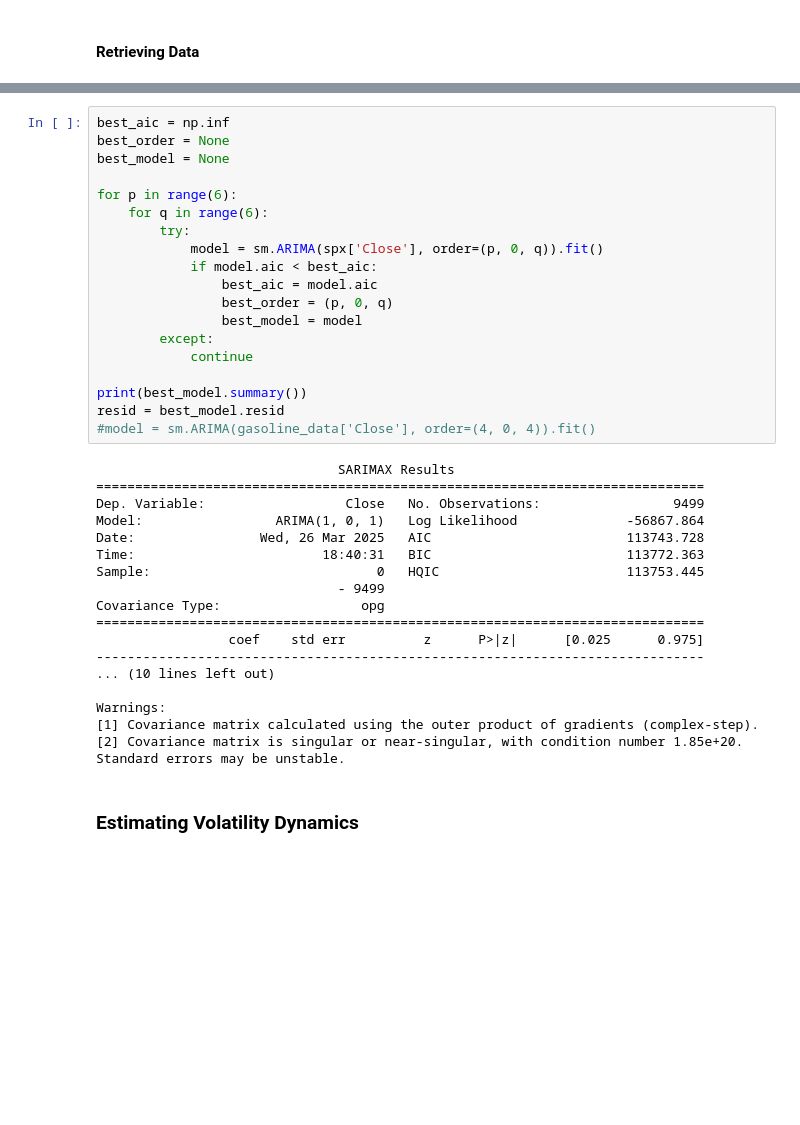
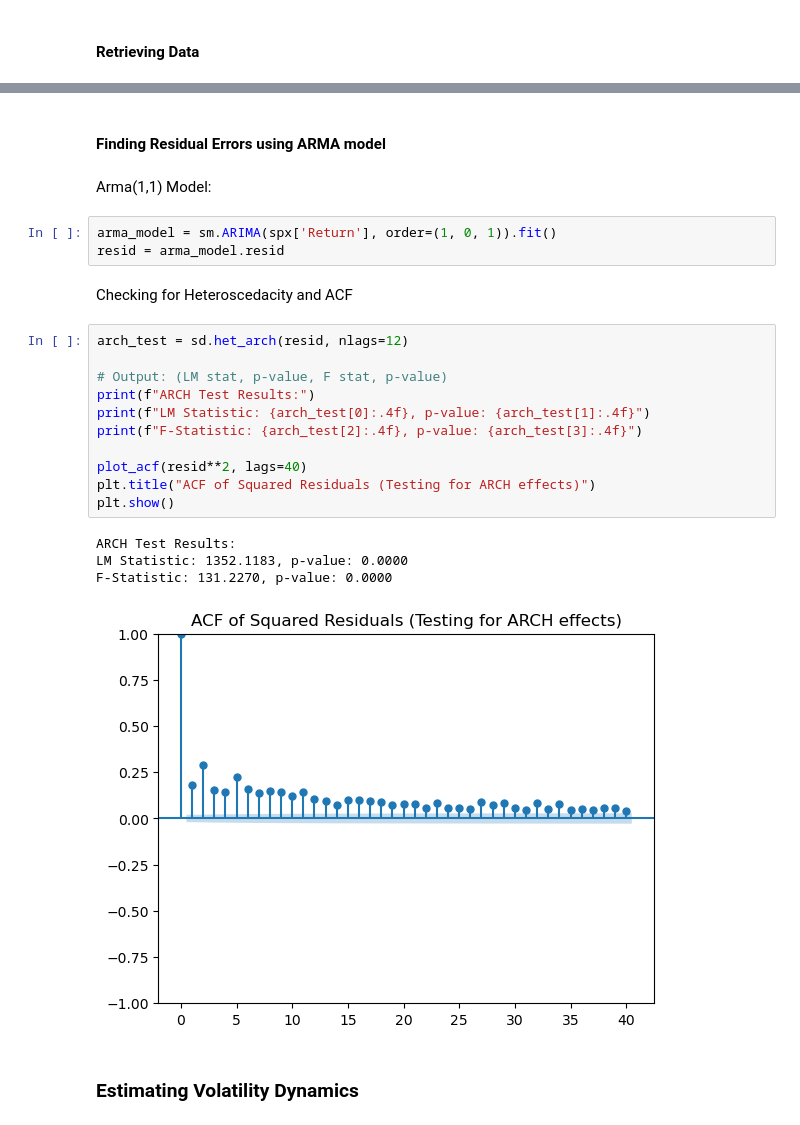
Before and after one commit to Chrtorhaug/TIO4317-Group-6, a Jupyter notebook: main.ipynb, the cells around one changed output, grey strips where cells are left out. Drawn from its saved outputs; the diff is of its cells as text; blank space fills up the shorter version.

```diff
--- a/main.ipynb
+++ b/main.ipynb
@@ -45,40 +52,28 @@ Arima
-# %%
-best_aic = np.inf
-best_order = None
-best_model = None
-
-for p in range(6):
-    for q in range(6):
-        try:
-            model = sm.ARIMA(spx['Close'], order=(p, 0, q)).fit()
-            if model.aic < best_aic:
-                best_aic = model.aic
-                best_order = (p, 0, q)
-                best_model = model
-        except:
-            continue
-
-print(best_model.summary())
-resid = best_model.resid
-#model = sm.ARIMA(gasoline_data['Close'], order=(4, 0, 4)).fit()
-# %% [output]
-                               SARIMAX Results
-==============================================================================
-Dep. Variable:                  Close   No. Observations:                 9499
-Model:                 ARIMA(1, 0, 1)   Log Likelihood              -56867.864
-Date:                Wed, 26 Mar 2025   AIC                         113743.728
-Time:                        18:40:31   BIC                         113772.363
-Sample:                             0   HQIC                        113753.445
-                               - 9499
-Covariance Type:                  opg
-==============================================================================
-                 coef    std err          z      P>|z|      [0.025      0.975]
-------------------------------------------------------------------------------
-... (10 lines left out)
-
-Warnings:
-[1] Covariance matrix calculated using the outer product of gradients (complex-step).
-[2] Covariance matrix is singular or near-singular, with condition number 1.85e+20. Standard errors may be unstable.
+# %% [markdown]
+#### Finding Residual Errors using ARMA model
+# %% [markdown]
+Arma(1,1) Model:
+# %%
+arma_model = sm.ARIMA(spx['Return'], order=(1, 0, 1)).fit()
+resid = arma_model.resid
+# %% [markdown]
+Checking for Heteroscedacity and ACF
+# %%
+arch_test = sd.het_arch(resid, nlags=12)
+
+# Output: (LM stat, p-value, F stat, p-value)
+print(f"ARCH Test Results:")
+print(f"LM Statistic: {arch_test[0]:.4f}, p-value: {arch_test[1]:.4f}")
+print(f"F-Statistic: {arch_test[2]:.4f}, p-value: {arch_test[3]:.4f}")
+
+plot_acf(resid**2, lags=40)
+plt.title("ACF of Squared Residuals (Testing for ARCH effects)")
+plt.show()
+# %% [output]
+ARCH Test Results:
+LM Statistic: 1352.1183, p-value: 0.0000
+F-Statistic: 131.2270, p-value: 0.0000
+[figure, added]
 # %% [markdown]
 ### **Estimating Volatility Dynamics**
 # %%
```
Also changed, not shown: parts of 20 cells of this notebook, 1 other file.
